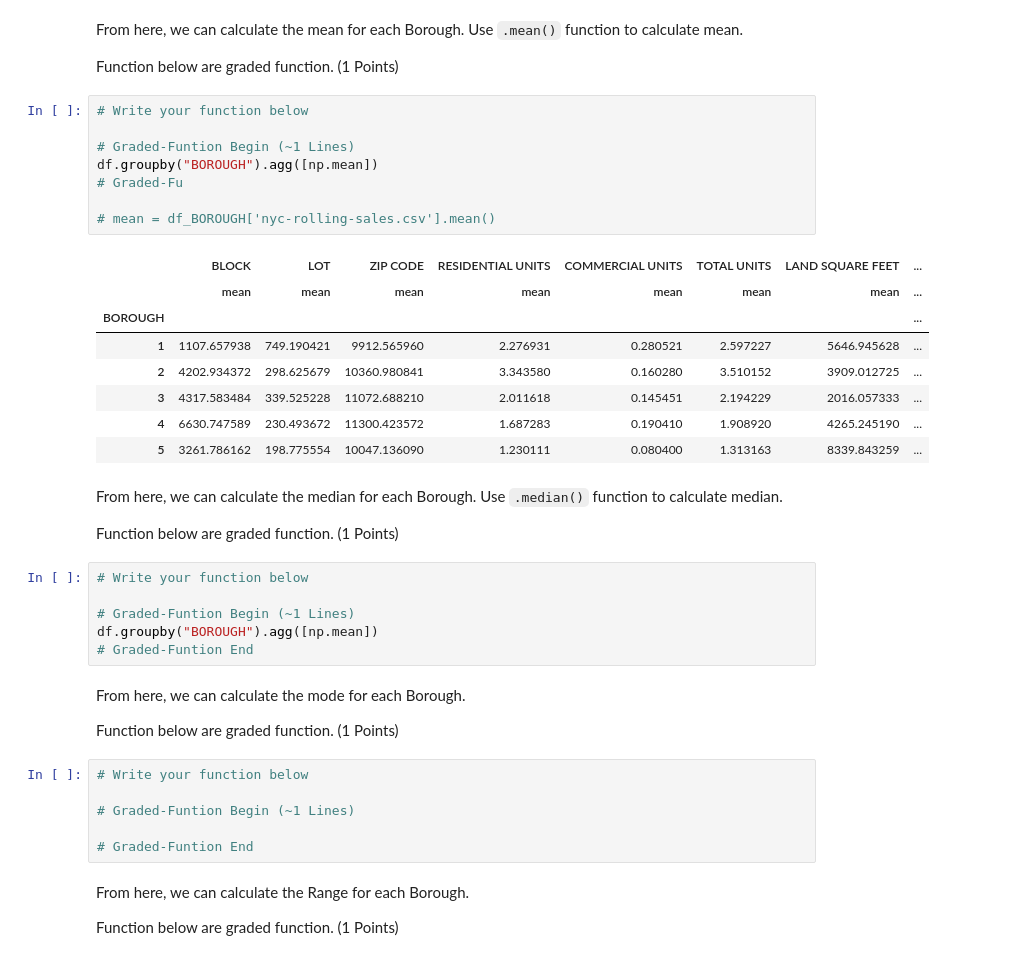
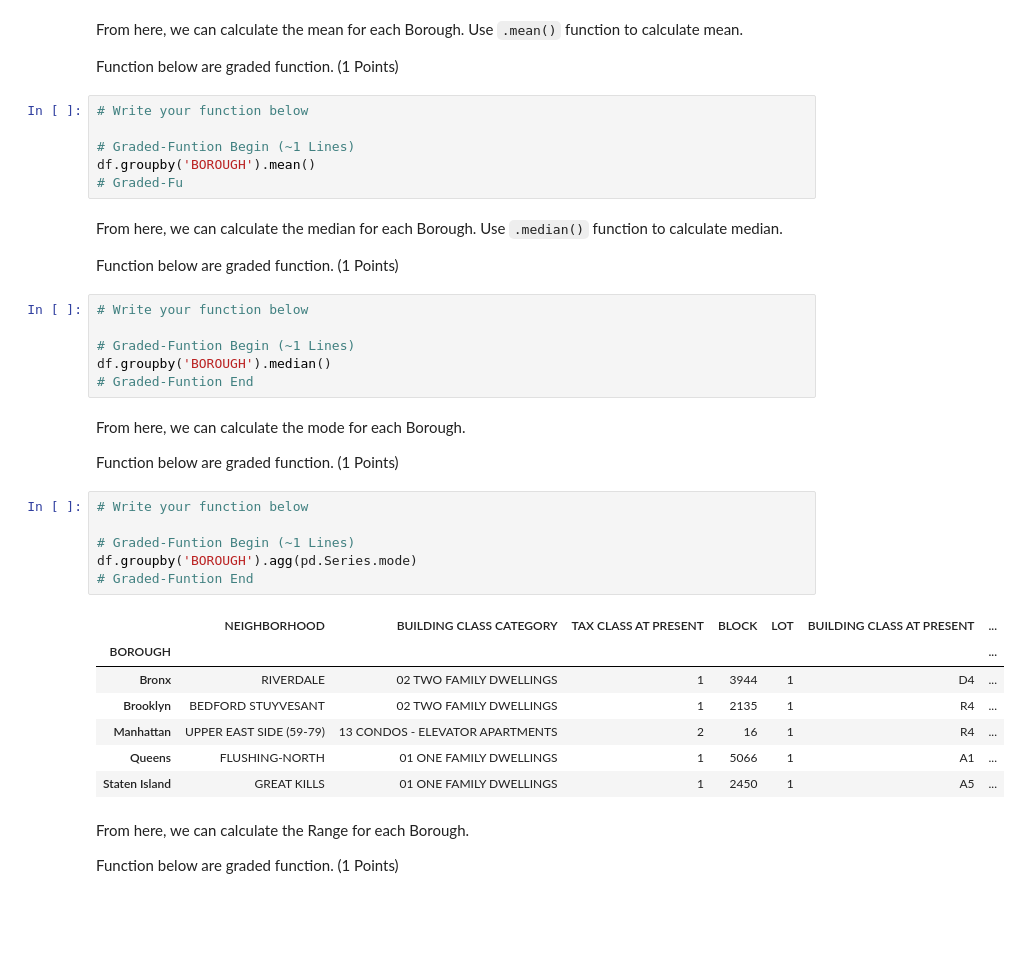
Before and after one commit to ferdisetiadi/H8_72, a Jupyter notebook: Assignment 2/PYTN_Assgn_2_72_Ferdi.ipynb, the cells around one changed output. Cells and saved outputs as stored; diff of their text form; blank space fills up the shorter version.

```diff
--- a/Assignment 2/PYTN_Assgn_2_72_Ferdi.ipynb
+++ b/Assignment 2/PYTN_Assgn_2_72_Ferdi.ipynb
@@ -307,19 +209,8 @@ Function below are graded function. (1 Points)
 # Write your function below
 
 # Graded-Funtion Begin (~1 Lines)
-df.groupby("BOROUGH").agg([np.mean])
+df.groupby('BOROUGH').mean()
 # Graded-Fu
-
-# mean = df_BOROUGH['nyc-rolling-sales.csv'].mean()
-# %% [output]
-|  | BLOCK | LOT | ZIP CODE | RESIDENTIAL UNITS | COMMERCIAL UNITS | TOTAL UNITS | LAND SQUARE FEET | ... |
-|  | mean | mean | mean | mean | mean | mean | mean | ... |
-| BOROUGH |  |  |  |  |  |  |  | ... |
-| 1 | 1107.657938 | 749.190421 | 9912.565960 | 2.276931 | 0.280521 | 2.597227 | 5646.945628 | ... |
-| 2 | 4202.934372 | 298.625679 | 10360.980841 | 3.343580 | 0.160280 | 3.510152 | 3909.012725 | ... |
-| 3 | 4317.583484 | 339.525228 | 11072.688210 | 2.011618 | 0.145451 | 2.194229 | 2016.057333 | ... |
-| 4 | 6630.747589 | 230.493672 | 11300.423572 | 1.687283 | 0.190410 | 1.908920 | 4265.245190 | ... |
-| 5 | 3261.786162 | 198.775554 | 10047.136090 | 1.230111 | 0.080400 | 1.313163 | 8339.843259 | ... |
 # %% [markdown]
 From here, we can calculate the median for each Borough. Use `.median()` function to calculate median.
 
@@ -328,7 +219,7 @@ Function below are graded function. (1 Points)
 # Write your function below
 
 # Graded-Funtion Begin (~1 Lines)
-df.groupby("BOROUGH").agg([np.mean])
+df.groupby('BOROUGH').median()
 # Graded-Funtion End
 # %% [markdown]
 From here, we can calculate the mode for each Borough.
@@ -337,9 +228,17 @@ Function below are graded function. (1 Points)
 # %%
 # Write your function below
 
 # Graded-Funtion Begin (~1 Lines)
-
+df.groupby('BOROUGH').agg(pd.Series.mode)
 # Graded-Funtion End
+# %% [output]
+|  | NEIGHBORHOOD | BUILDING CLASS CATEGORY | TAX CLASS AT PRESENT | BLOCK | LOT | BUILDING CLASS AT PRESENT | ... |
+| BOROUGH |  |  |  |  |  |  | ... |
+| Bronx | RIVERDALE | 02 TWO FAMILY DWELLINGS | 1 | 3944 | 1 | D4 | ... |
+| Brooklyn | BEDFORD STUYVESANT | 02 TWO FAMILY DWELLINGS | 1 | 2135 | 1 | R4 | ... |
+| Manhattan | UPPER EAST SIDE (59-79) | 13 CONDOS - ELEVATOR APARTMENTS | 2 | 16 | 1 | R4 | ... |
+| Queens | FLUSHING-NORTH | 01 ONE FAMILY DWELLINGS | 1 | 5066 | 1 | A1 | ... |
+| Staten Island | GREAT KILLS | 01 ONE FAMILY DWELLINGS | 1 | 2450 | 1 | A5 | ... |
 # %% [markdown]
 From here, we can calculate the Range for each Borough.
 
```
Also changed, not shown: parts of 19 cells of this notebook.
